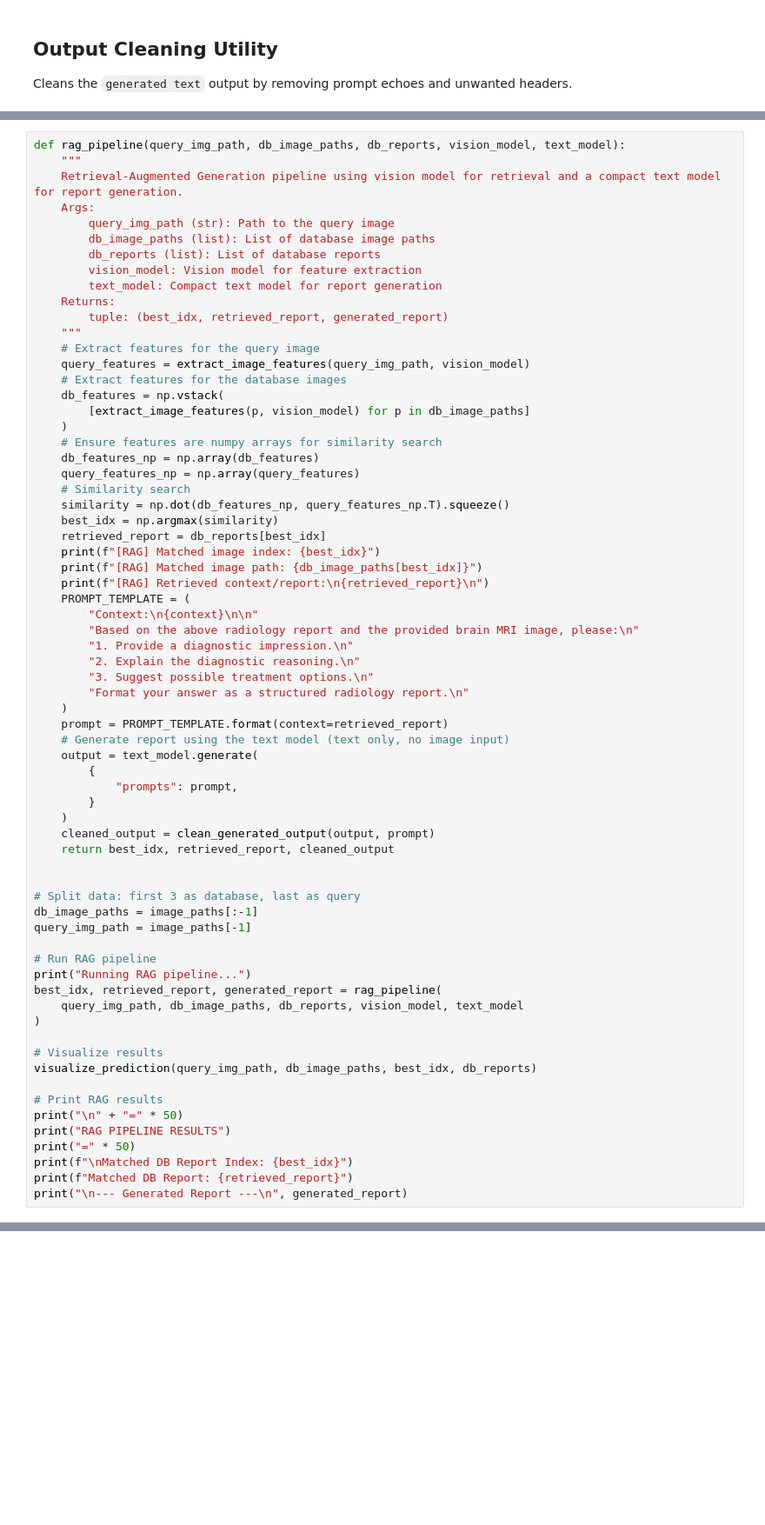
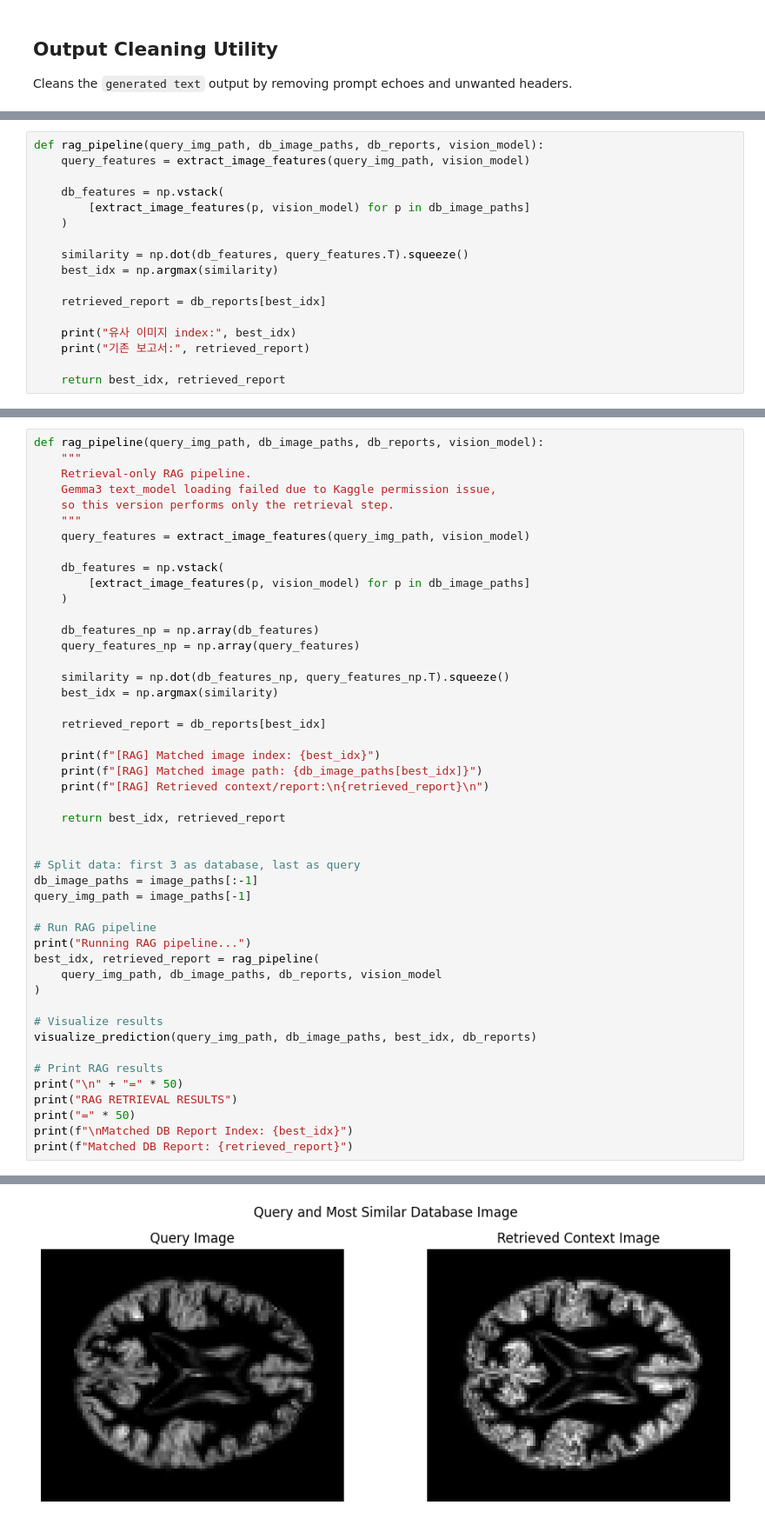
Before and after one commit to Dowon-Kang/Dowon-Kang, a Jupyter notebook: guides/ipynb/keras_hub/rag_pipeline_with_keras_hub.ipynb, the cells around one changed output, grey strips where cells are left out. Shown at 87% size. Cells and saved outputs as stored; diff of their text form; blank space fills up the shorter version.

```diff
--- a/guides/ipynb/keras_hub/rag_pipeline_with_keras_hub.ipynb
+++ b/guides/ipynb/keras_hub/rag_pipeline_with_keras_hub.ipynb
@@ -403,3 +445,20 @@ def clean_generated_output(generated_text, prompt):
+# %%
+def rag_pipeline(query_img_path, db_image_paths, db_reports, vision_model):
+    query_features = extract_image_features(query_img_path, vision_model)
+
+    db_features = np.vstack(
+        [extract_image_features(p, vision_model) for p in db_image_paths]
+    )
+
+    similarity = np.dot(db_features, query_features.T).squeeze()
+    best_idx = np.argmax(similarity)
+
+    retrieved_report = db_reports[best_idx]
+
+    print("유사 이미지 index:", best_idx)
+    print("기존 보고서:", retrieved_report)
+
+    return best_idx, retrieved_report
 # %% [markdown]
 ## The Heart of Our RAG System! ❤️
 
@@ -437,51 +496,31 @@ Imagine you're a detective trying to solve a complex case. Instead of just relyi
 
 Ready to see this magic in action? Let's run our RAG pipeline! 🎯✨
 # %%
-def rag_pipeline(query_img_path, db_image_paths, db_reports, vision_model, text_model):
+def rag_pipeline(query_img_path, db_image_paths, db_reports, vision_model):
     """
-    Retrieval-Augmented Generation pipeline using vision model for retrieval and a compact text model for report generation.
-    Args:
-        query_img_path (str): Path to the query image
-        db_image_paths (list): List of database image paths
-        db_reports (list): List of database reports
-        vision_model: Vision model for feature extraction
-        text_model: Compact text model for report generation
-    Returns:
-        tuple: (best_idx, retrieved_report, generated_report)
+    Retrieval-only RAG pipeline.
+    Gemma3 text_model loading failed due to Kaggle permission issue,
+    so this version performs only the retrieval step.
     """
-    # Extract features for the query image
     query_features = extract_image_features(query_img_path, vision_model)
-    # Extract features for the database images
+
     db_features = np.vstack(
         [extract_image_features(p, vision_model) for p in db_image_paths]
     )
-    # Ensure features are numpy arrays for similarity search
+
     db_features_np = np.array(db_features)
     query_features_np = np.array(query_features)
-    # Similarity search
+
     similarity = np.dot(db_features_np, query_features_np.T).squeeze()
     best_idx = np.argmax(similarity)
+
     retrieved_report = db_reports[best_idx]
+
     print(f"[RAG] Matched image index: {best_idx}")
     print(f"[RAG] Matched image path: {db_image_paths[best_idx]}")
     print(f"[RAG] Retrieved context/report:\n{retrieved_report}\n")
-    PROMPT_TEMPLATE = (
-        "Context:\n{context}\n\n"
-        "Based on the above radiology report and the provided brain MRI image, please:\n"
-        "1. Provide a diagnostic impression.\n"
-        "2. Explain the diagnostic reasoning.\n"
-        "3. Suggest possible treatment options.\n"
-        "Format your answer as a structured radiology report.\n"
-    )
-    prompt = PROMPT_TEMPLATE.format(context=retrieved_report)
-    # Generate report using the text model (text only, no image input)
-    output = text_model.generate(
-        {
-            "prompts": prompt,
-        }
-    )
-    cleaned_output = clean_generated_output(output, prompt)
-    return best_idx, retrieved_report, cleaned_output
+
+    return best_idx, retrieved_report
 
 
 # Split data: first 3 as database, last as query
@@ -490,8 +529,8 @@ query_img_path = image_paths[-1]
 
 # Run RAG pipeline
 print("Running RAG pipeline...")
-best_idx, retrieved_report, generated_report = rag_pipeline(
-    query_img_path, db_image_paths, db_reports, vision_model, text_model
+best_idx, retrieved_report = rag_pipeline(
+    query_img_path, db_image_paths, db_reports, vision_model
 )
 
 # Visualize results
@@ -499,8 +538,8 @@ visualize_prediction(query_img_path, db_image_paths, best_idx, db_reports)
 
 # Print RAG results
 print("\n" + "=" * 50)
-print("RAG PIPELINE RESULTS")
+print("RAG RETRIEVAL RESULTS")
 print("=" * 50)
 print(f"\nMatched DB Report Index: {best_idx}")
 print(f"Matched DB Report: {retrieved_report}")
-print("\n--- Generated Report ---\n", generated_report)
+# %% [output]
@@ -506,0 +551 @@ print("\n--- Generated Report ---\n", generated_report)
+[figure, added]
```
Also changed, not shown: parts of 6 cells of this notebook.
